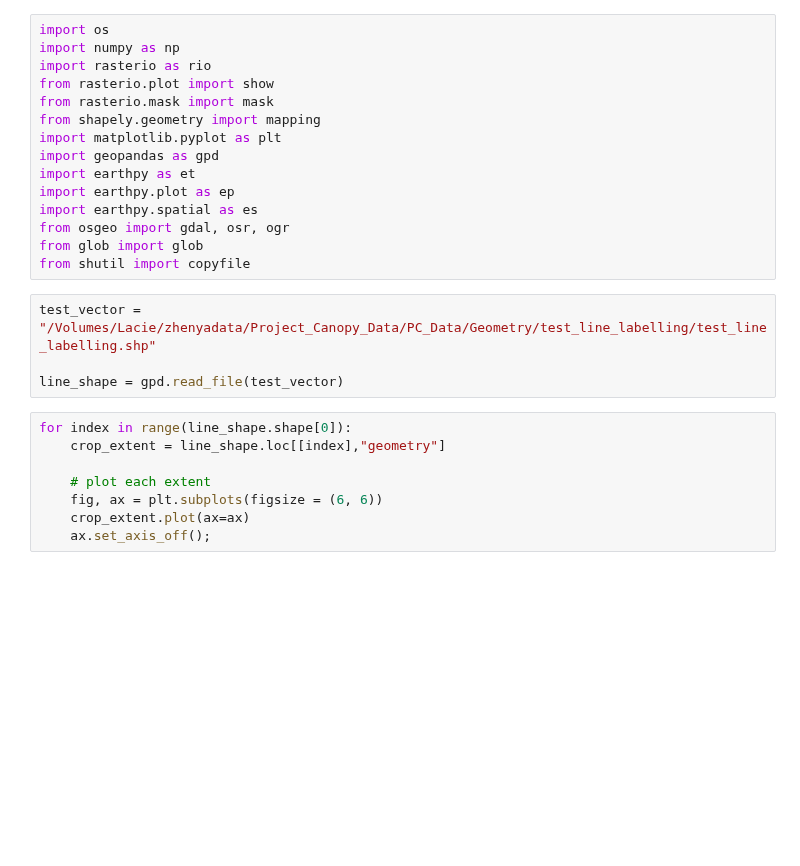
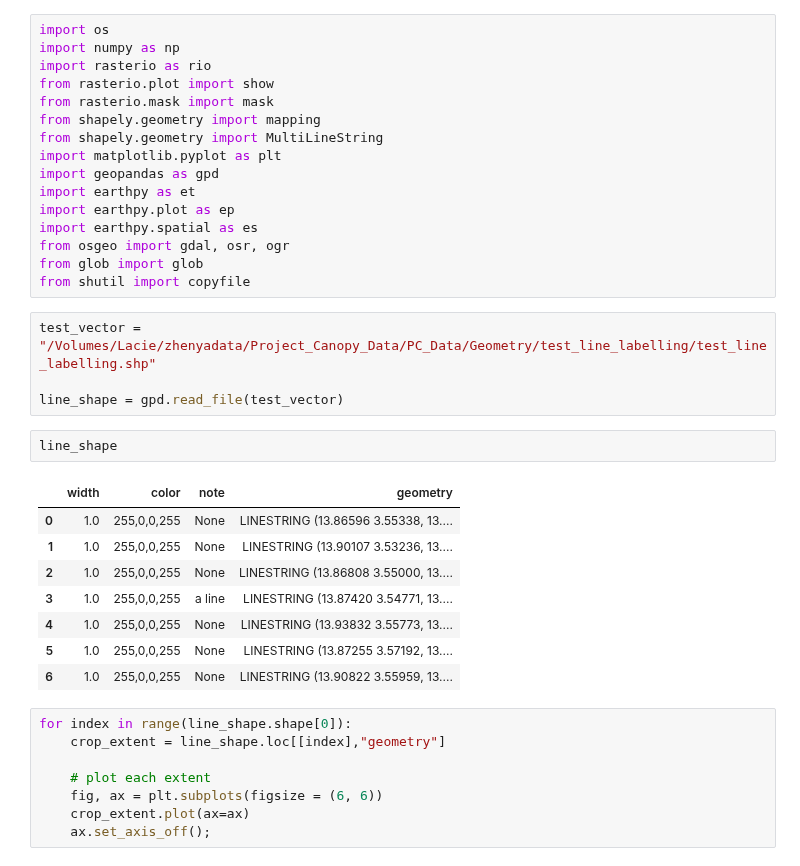
Before and after one commit to panopticonopolis/canopy-gis, a Jupyter notebook: labelling/vector_to_chip_intersect.ipynb, the cells around one changed output. Cells and saved outputs as stored; diff of their text form; blank space fills up the shorter version.

```diff
--- a/labelling/vector_to_chip_intersect.ipynb
+++ b/labelling/vector_to_chip_intersect.ipynb
@@ -5,6 +5,7 @@ import rasterio as rio
 from rasterio.plot import show
 from rasterio.mask import mask
 from shapely.geometry import mapping
+from shapely.geometry import MultiLineString
 import matplotlib.pyplot as plt
 import geopandas as gpd
 import earthpy as et
@@ -17,6 +18,17 @@ from shutil import copyfile
 test_vector = "/Volumes/Lacie/zhenyadata/Project_Canopy_Data/PC_Data/Geometry/test_line_labelling/test_line_labelling.shp"
 
 line_shape = gpd.read_file(test_vector)
+# %%
+line_shape
+# %% [output]
+|  | width | color | note | geometry |
+| 0 | 1.0 | 255,0,0,255 | None | LINESTRING (13.86596 3.55338, 13.... |
+| 1 | 1.0 | 255,0,0,255 | None | LINESTRING (13.90107 3.53236, 13.... |
+| 2 | 1.0 | 255,0,0,255 | None | LINESTRING (13.86808 3.55000, 13.... |
+| 3 | 1.0 | 255,0,0,255 | a line | LINESTRING (13.87420 3.54771, 13.... |
+| 4 | 1.0 | 255,0,0,255 | None | LINESTRING (13.93832 3.55773, 13.... |
+| 5 | 1.0 | 255,0,0,255 | None | LINESTRING (13.87255 3.57192, 13.... |
+| 6 | 1.0 | 255,0,0,255 | None | LINESTRING (13.90822 3.55959, 13.... |
 # %%
 for index in range(line_shape.shape[0]):
     crop_extent = line_shape.loc[[index],"geometry"]
```
Also changed, not shown: parts of 4 cells of this notebook, 3 other files.
